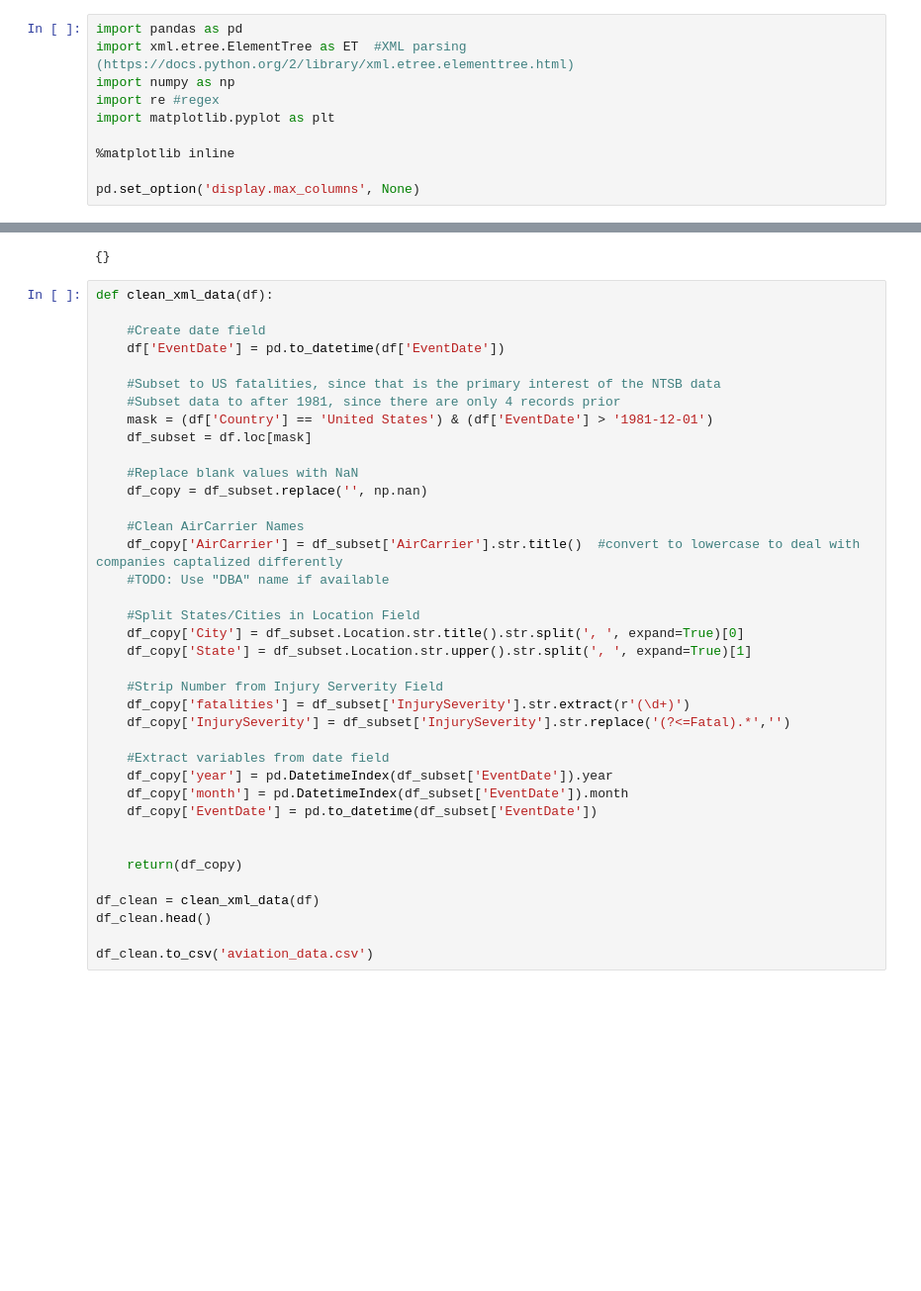
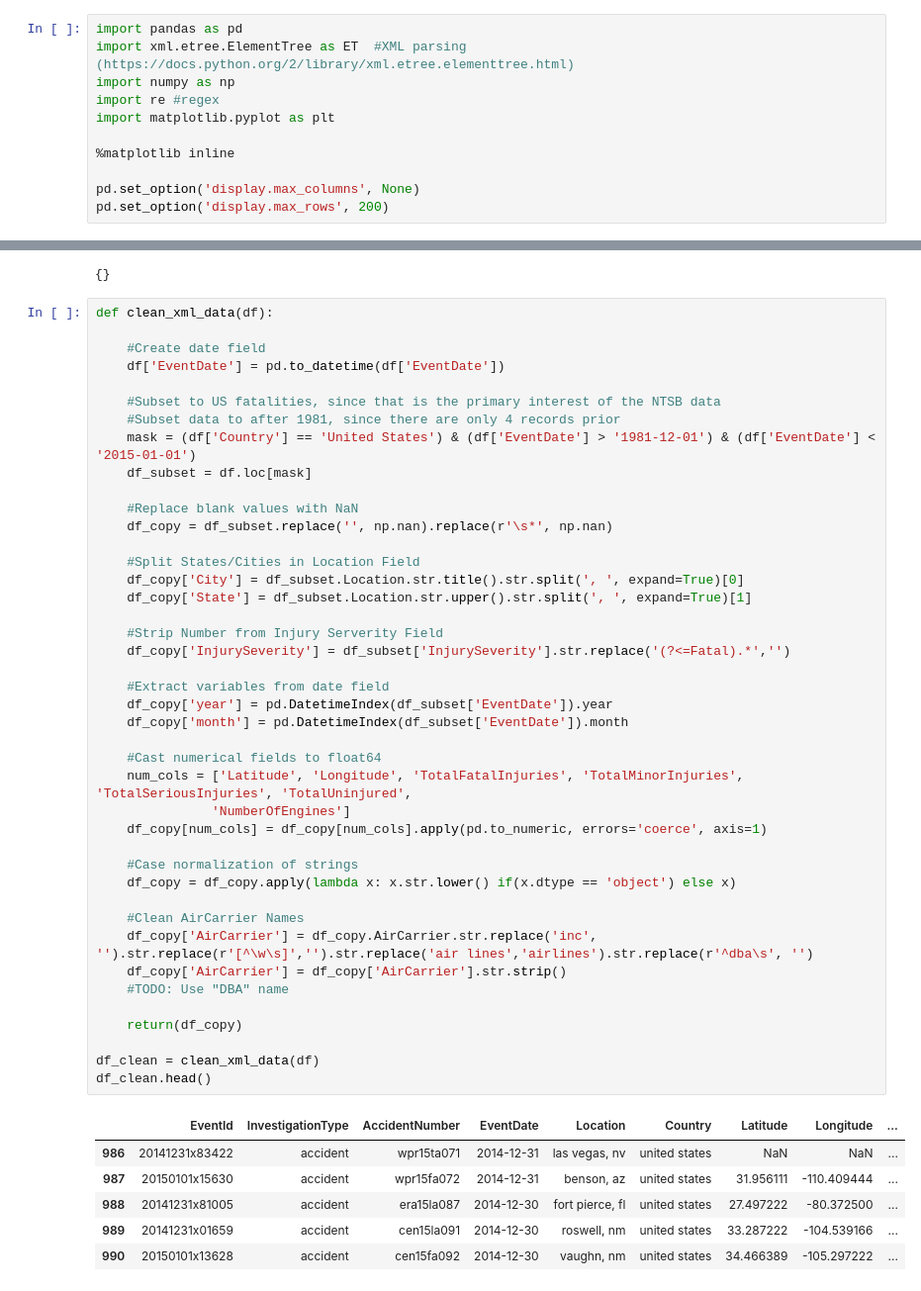
Before and after one commit to kirstyward/data-scientist-exercise02, a Jupyter notebook: NTSB.ipynb, the cells around one changed output, grey strips where cells are left out. Shown at 99% size. Drawn from its saved outputs; the diff is of its cells as text; blank space fills up the shorter version.

```diff
--- a/NTSB.ipynb
+++ b/NTSB.ipynb
@@ -10,4 +13,5 @@ import matplotlib.pyplot as plt
 %matplotlib inline
 
 pd.set_option('display.max_columns', None)
+pd.set_option('display.max_rows', 200)
 # %%
@@ -41,38 +44,49 @@ xmltree.getroot().attrib
 # %%
 def clean_xml_data(df):
 
     #Create date field
     df['EventDate'] = pd.to_datetime(df['EventDate'])
 
     #Subset to US fatalities, since that is the primary interest of the NTSB data
     #Subset data to after 1981, since there are only 4 records prior
-    mask = (df['Country'] == 'United States') & (df['EventDate'] > '1981-12-01')
+    mask = (df['Country'] == 'United States') & (df['EventDate'] > '1981-12-01') & (df['EventDate'] < '2015-01-01')
     df_subset = df.loc[mask]
 
     #Replace blank values with NaN
-    df_copy = df_subset.replace('', np.nan)
-
-    #Clean AirCarrier Names
-    df_copy['AirCarrier'] = df_subset['AirCarrier'].str.title()  #convert to lowercase to deal with companies captalized differently
-    #TODO: Use "DBA" name if available
+    df_copy = df_subset.replace('', np.nan).replace(r'\s*', np.nan)
 
     #Split States/Cities in Location Field
     df_copy['City'] = df_subset.Location.str.title().str.split(', ', expand=True)[0]
     df_copy['State'] = df_subset.Location.str.upper().str.split(', ', expand=True)[1]
 
     #Strip Number from Injury Serverity Field
-    df_copy['fatalities'] = df_subset['InjurySeverity'].str.extract(r'(\d+)')
     df_copy['InjurySeverity'] = df_subset['InjurySeverity'].str.replace('(?<=Fatal).*','')
 
     #Extract variables from date field
     df_copy['year'] = pd.DatetimeIndex(df_subset['EventDate']).year
     df_copy['month'] = pd.DatetimeIndex(df_subset['EventDate']).month
-    df_copy['EventDate'] = pd.to_datetime(df_subset['EventDate'])
 
+    #Cast numerical fields to float64
+    num_cols = ['Latitude', 'Longitude', 'TotalFatalInjuries', 'TotalMinorInjuries', 'TotalSeriousInjuries', 'TotalUninjured',
+               'NumberOfEngines']
+    df_copy[num_cols] = df_copy[num_cols].apply(pd.to_numeric, errors='coerce', axis=1)
+
+    #Case normalization of strings
+    df_copy = df_copy.apply(lambda x: x.str.lower() if(x.dtype == 'object') else x)
+
+    #Clean AirCarrier Names
+    df_copy['AirCarrier'] = df_copy.AirCarrier.str.replace('inc', '').str.replace(r'[^\w\s]','').str.replace('air lines','airlines').str.replace(r'^dba\s', '')
+    df_copy['AirCarrier'] = df_copy['AirCarrier'].str.strip()
+    #TODO: Use "DBA" name
 
     return(df_copy)
 
 df_clean = clean_xml_data(df)
 df_clean.head()
-
-df_clean.to_csv('aviation_data.csv')
+# %% [output]
+|  | EventId | InvestigationType | AccidentNumber | EventDate | Location | Country | Latitude | Longitude | ... |
+| 986 | 20141231x83422 | accident | wpr15ta071 | 2014-12-31 | las vegas, nv | united states | NaN | NaN | ... |
+| 987 | 20150101x15630 | accident | wpr15fa072 | 2014-12-31 | benson, az | united states | 31.956111 | -110.409444 | ... |
+| 988 | 20141231x81005 | accident | era15la087 | 2014-12-30 | fort pierce, fl | united states | 27.497222 | -80.372500 | ... |
+| 989 | 20141231x01659 | accident | cen15la091 | 2014-12-30 | roswell, nm | united states | 33.287222 | -104.539166 | ... |
+| 990 | 20150101x13628 | accident | cen15fa092 | 2014-12-30 | vaughn, nm | united states | 34.466389 | -105.297222 | ... |
```
Also changed, not shown: parts of 15 cells of this notebook.
